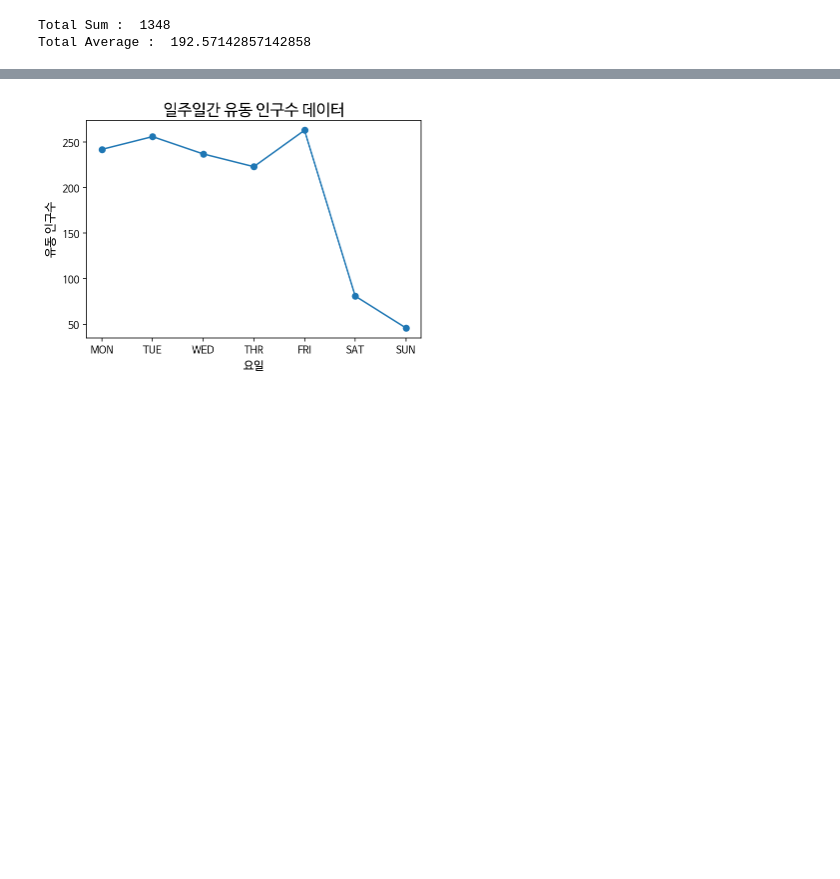
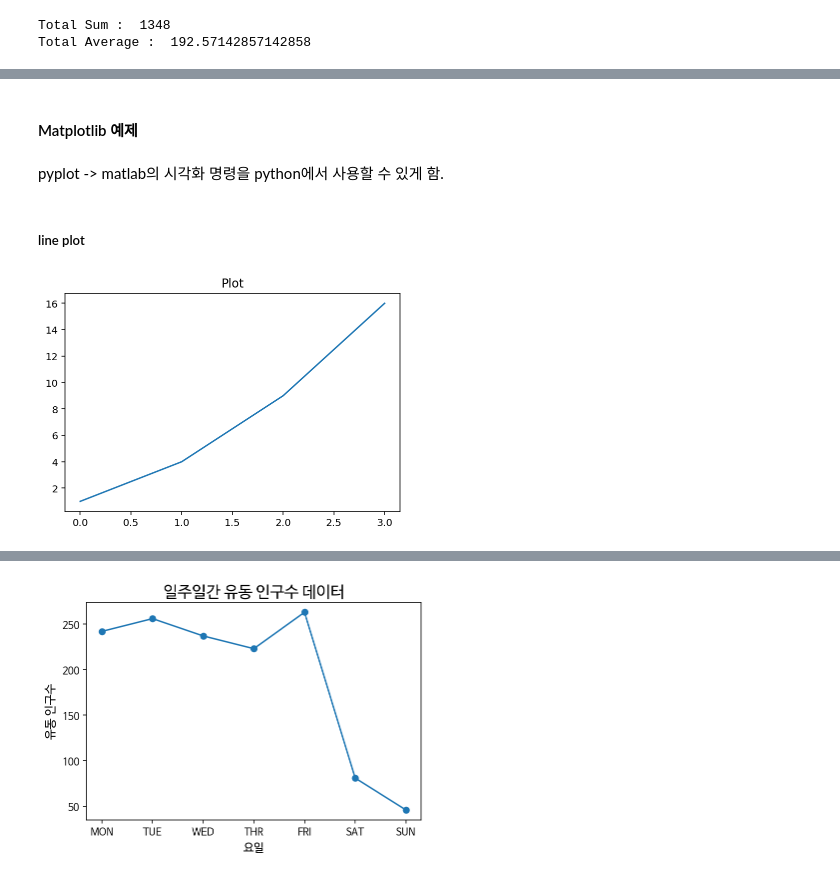
Before and after one commit to SierraWJ/AIBasic_Instruct, a Jupyter notebook: AIBasic_Chapter2_1.ipynb, the cells around one changed output, grey strips where cells are left out. Drawn from its saved outputs; the diff is of its cells as text; code cells hidden in the pictures; blank space fills up the shorter version.

```diff
--- a/AIBasic_Chapter2_1.ipynb
+++ b/AIBasic_Chapter2_1.ipynb
@@ -54,0 +145,4 @@ WARNING: apt does not have a stable CLI interface. Use with caution in scripts.
+# %% [markdown]
+#### Matplotlib 예제
+# %% [markdown]
+pyplot -> matlab의 시각화 명령을 python에서 사용할 수 있게 함.
@@ -54,0 +152,8 @@ WARNING: apt does not have a stable CLI interface. Use with caution in scripts.
+# %% [markdown]
+##### line plot
+# %%
+plt.title("Plot")
+plt.plot([1, 4, 9, 16])
+plt.show()
+# %% [output]
+[figure, added]
```
Also changed, not shown: parts of 35 cells of this notebook.
